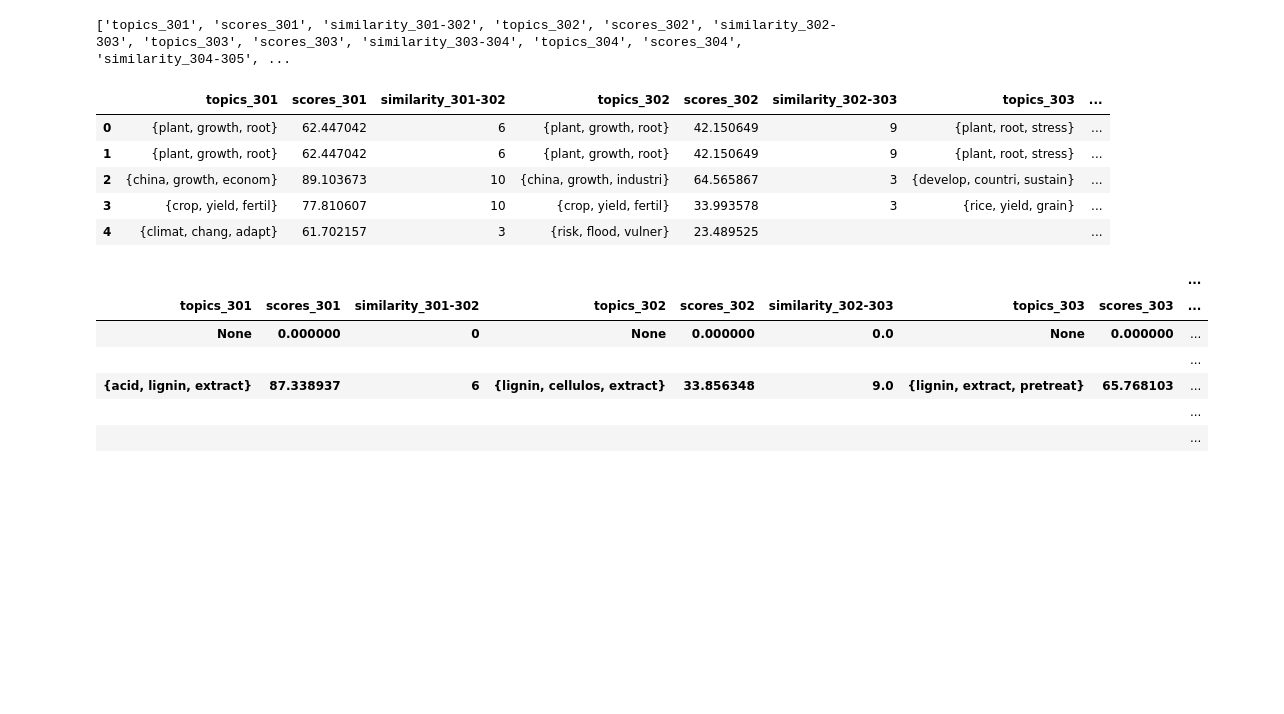
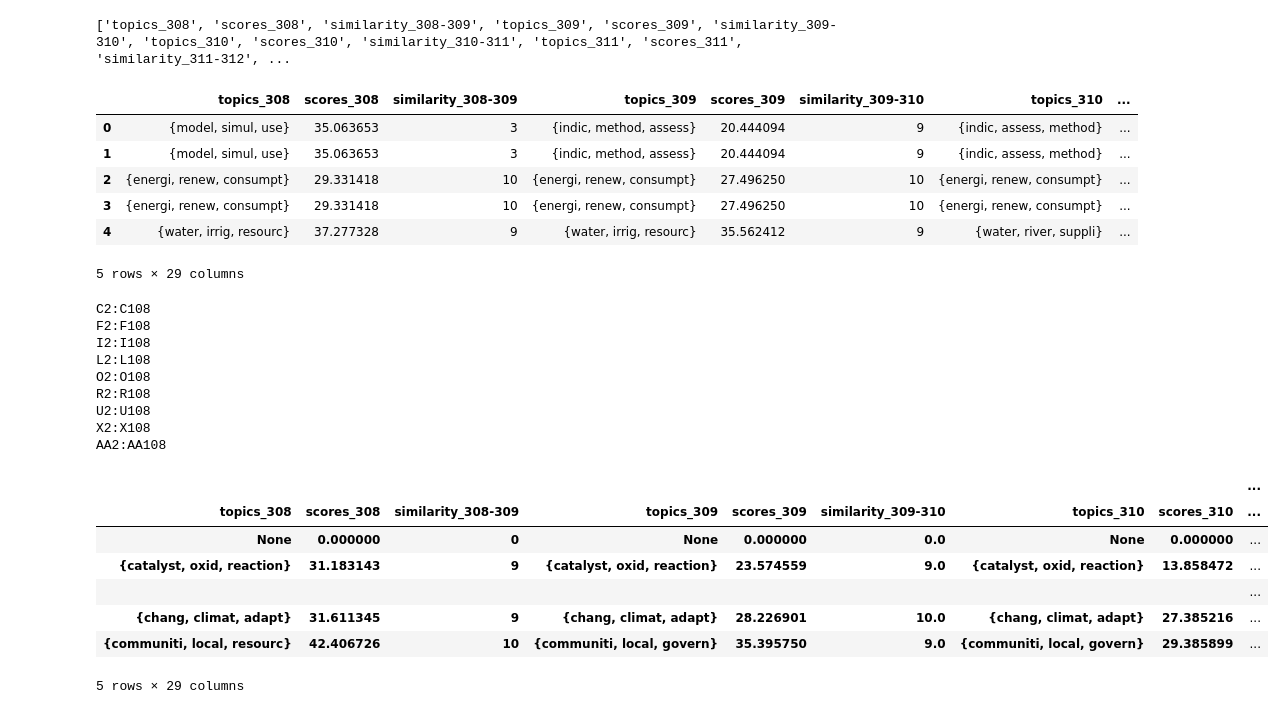
Before and after one commit to mcc-apsis/sustainability, a Jupyter notebook: code/result_interpretation/model comparison.ipynb, the cells around one changed output. Saved outputs shown, nothing was run; the diff lists cells and outputs as text; code cells hidden in the pictures; blank space fills up the shorter version.

Commit message:
2005 topics

```diff
--- a/code/result_interpretation/model comparison.ipynb
+++ b/code/result_interpretation/model comparison.ipynb
@@ -106,7 +106,8 @@ for i in range(1,len(runs)):
 
 writer.save()
 # %%
-runs = list(range(301,308))
+runs = list(range(308,318))
+
 
 #runs = [295,296,297]
 
@@ -196,13 +197,14 @@ mdf = mdf[columns]
 
 mdf.head()
 # %% [output]
-['topics_301', 'scores_301', 'similarity_301-302', 'topics_302', 'scores_302', 'similarity_302-303', 'topics_303', 'scores_303', 'similarity_303-304', 'topics_304', 'scores_304', 'similarity_304-305', ...
+['topics_308', 'scores_308', 'similarity_308-309', 'topics_309', 'scores_309', 'similarity_309-310', 'topics_310', 'scores_310', 'similarity_310-311', 'topics_311', 'scores_311', 'similarity_311-312', ...
-|  | topics_301 | scores_301 | similarity_301-302 | topics_302 | scores_302 | similarity_302-303 | topics_303 | ... |
-| 0 | {plant, growth, root} | 62.447042 | 6 | {plant, growth, root} | 42.150649 | 9 | {plant, root, stress} | ... |
-| 1 | {plant, growth, root} | 62.447042 | 6 | {plant, growth, root} | 42.150649 | 9 | {plant, root, stress} | ... |
-| 2 | {china, growth, econom} | 89.103673 | 10 | {china, growth, industri} | 64.565867 | 3 | {develop, countri, sustain} | ... |
-| 3 | {crop, yield, fertil} | 77.810607 | 10 | {crop, yield, fertil} | 33.993578 | 3 | {rice, yield, grain} | ... |
-| 4 | {climat, chang, adapt} | 61.702157 | 3 | {risk, flood, vulner} | 23.489525 |  |  | ... |
+|  | topics_308 | scores_308 | similarity_308-309 | topics_309 | scores_309 | similarity_309-310 | topics_310 | ... |
+| 0 | {model, simul, use} | 35.063653 | 3 | {indic, method, assess} | 20.444094 | 9 | {indic, assess, method} | ... |
+| 1 | {model, simul, use} | 35.063653 | 3 | {indic, method, assess} | 20.444094 | 9 | {indic, assess, method} | ... |
+| 2 | {energi, renew, consumpt} | 29.331418 | 10 | {energi, renew, consumpt} | 27.496250 | 10 | {energi, renew, consumpt} | ... |
+| 3 | {energi, renew, consumpt} | 29.331418 | 10 | {energi, renew, consumpt} | 27.496250 | 10 | {energi, renew, consumpt} | ... |
+| 4 | {water, irrig, resourc} | 37.277328 | 9 | {water, irrig, resourc} | 35.562412 | 9 | {water, river, suppli} | ... |
+5 rows × 29 columns
 # %%
 #col1s.append(col2)
 
@@ -215,40 +217,54 @@ res = mdf.groupby(columns)
 
 
 res = res.apply(lambda x: x.sort_values(s,ascending=False))
 
 l = len(res)
 
 
 
 
 fname = "../../data/topic_data/run_compare_{}_{}.xlsx".format(runs[0],runs[len(runs)-1])
 
 writer = pd.ExcelWriter(fname, engine='xlsxwriter')
 
 res.to_excel(writer)
 
 worksheet = writer.sheets['Sheet1']
 
 for i in range(len(ss)):
-    c = chr(ord('A')-1+(i+1)*3)
+    if (i+1)*3 > 26:
+        c = 'A'+chr(ord('A')-1+((i+1)*3)-26)
+    else:
+        c = chr(ord('A')-1+(i+1)*3)
     r = "{}2:{}{}".format(c,c,len(res))
+    print(r)
 
     worksheet.conditional_format(r, {'type': '3_color_scale'})
 
 writer.save()
 
 res.head()
 
 
 res.head()
 # %% [output]
+C2:C108
+F2:F108
+I2:I108
+L2:L108
+O2:O108
+R2:R108
+U2:U108
+X2:X108
+AA2:AA108
 |  |  |  |  |  |  |  |  | ... |
-| topics_301 | scores_301 | similarity_301-302 | topics_302 | scores_302 | similarity_302-303 | topics_303 | scores_303 | ... |
+| topics_308 | scores_308 | similarity_308-309 | topics_309 | scores_309 | similarity_309-310 | topics_310 | scores_310 | ... |
 | None | 0.000000 | 0 | None | 0.000000 | 0.0 | None | 0.000000 | ... |
+| {catalyst, oxid, reaction} | 31.183143 | 9 | {catalyst, oxid, reaction} | 23.574559 | 9.0 | {catalyst, oxid, reaction} | 13.858472 | ... |
 |  |  |  |  |  |  |  |  | ... |
-| {acid, lignin, extract} | 87.338937 | 6 | {lignin, cellulos, extract} | 33.856348 | 9.0 | {lignin, extract, pretreat} | 65.768103 | ... |
-|  |  |  |  |  |  |  |  | ... |
-|  |  |  |  |  |  |  |  | ... |
+| {chang, climat, adapt} | 31.611345 | 9 | {chang, climat, adapt} | 28.226901 | 10.0 | {chang, climat, adapt} | 27.385216 | ... |
+| {communiti, local, resourc} | 42.406726 | 10 | {communiti, local, govern} | 35.395750 | 9.0 | {communiti, local, govern} | 29.385899 | ... |
+5 rows × 29 columns
 # %%
 print(mdf)
 # %%
```
Also changed, not shown: 1 other file.
